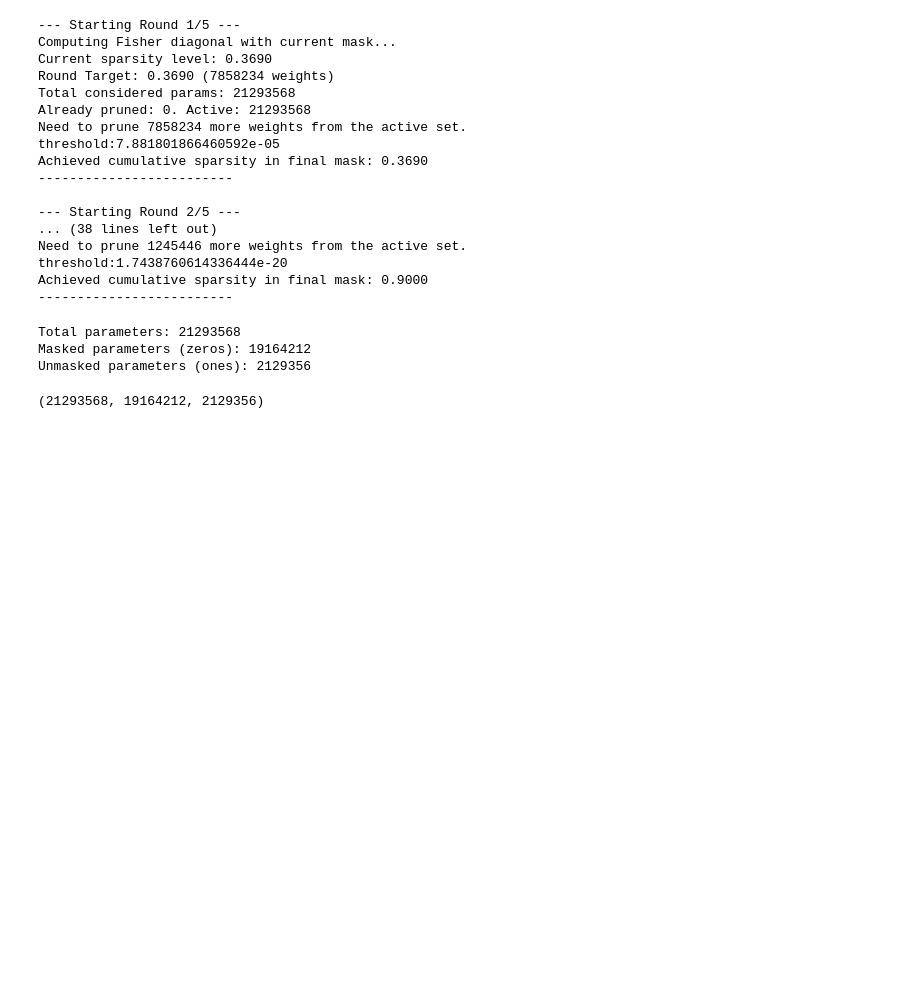
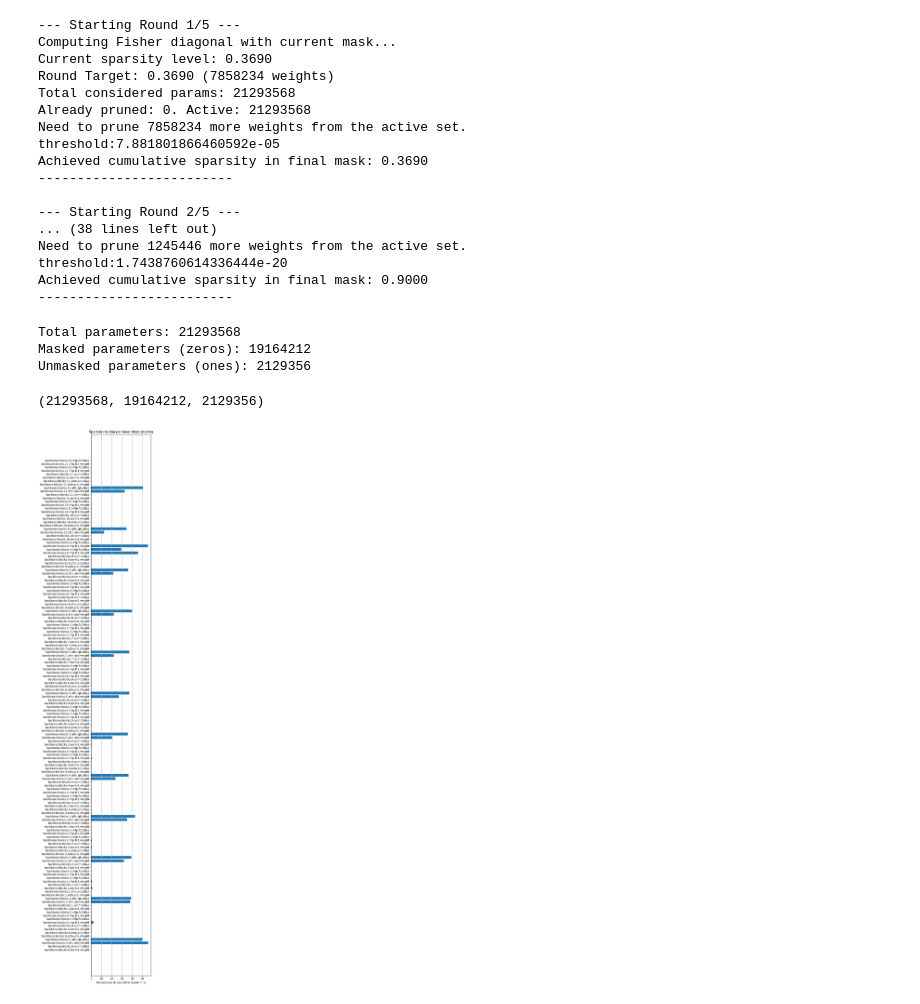
Before and after one commit to depetrofabio/FederatedLearningProject, a Jupyter notebook: experiments/model_editing.ipynb, the cells around one changed output. Cells and saved outputs as stored; diff of their text form; code cells hidden in the pictures; blank space fills up the shorter version.

```diff
--- a/experiments/model_editing.ipynb
+++ b/experiments/model_editing.ipynb
@@ -301,6 +301,10 @@ Total parameters: 21293568
 Masked parameters (zeros): 19164212
 Unmasked parameters (ones): 2129356
 (21293568, 19164212, 2129356)
+# %%
+plot_all_layers_mask_sparsity(masks[0])
+# %% [output]
+[figure, added]
 # %%
 plot_all_layers_mask_sparsity(masks[1])
 # %% [output]
```
Also changed, not shown: parts of 2 cells of this notebook.
